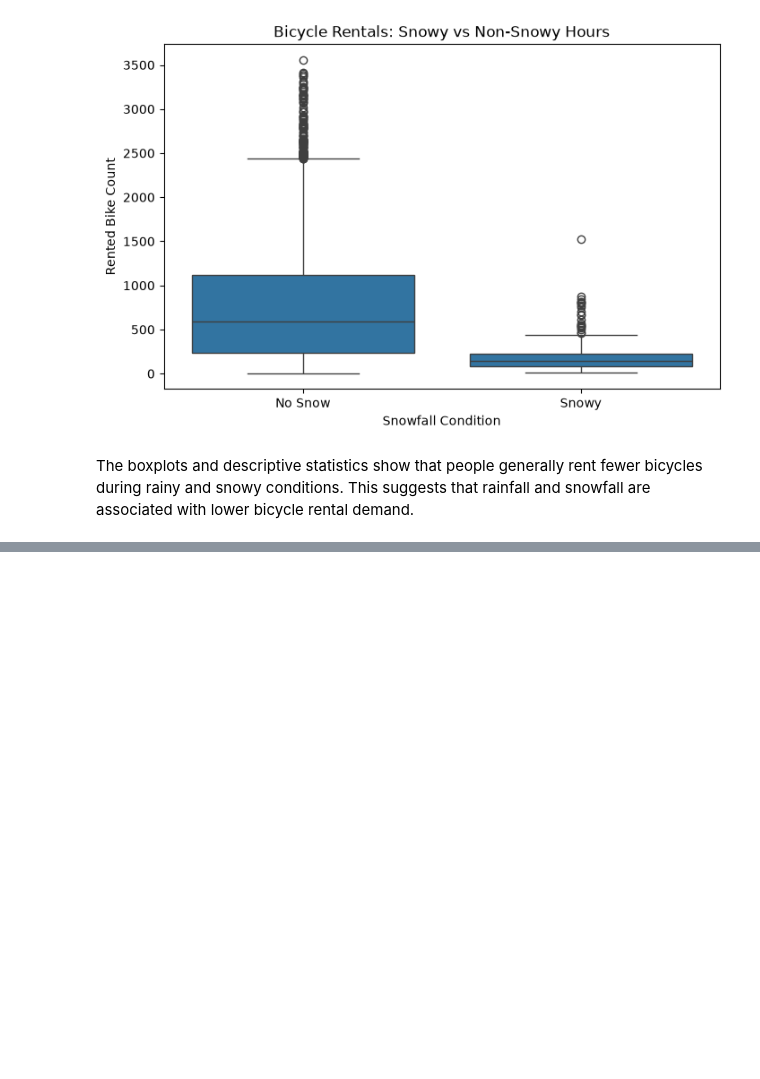
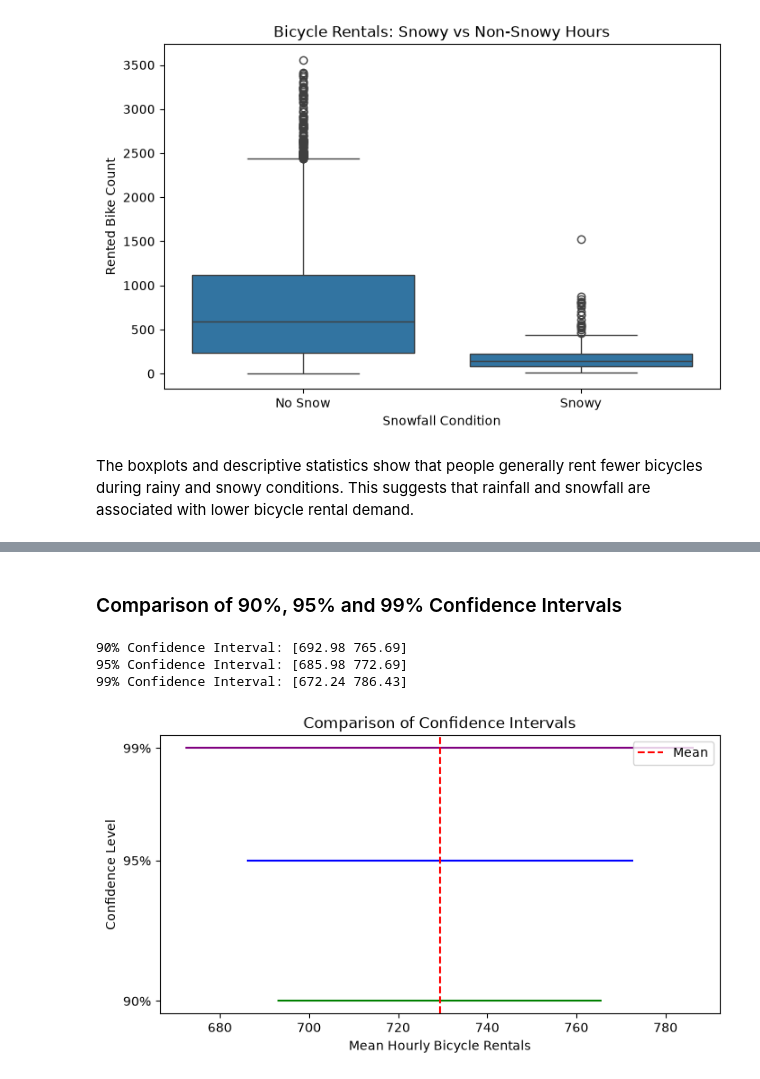
Before and after one commit to Munkhzaya-pom/statistic-sep-26, a Jupyter notebook: CA2_stats_sep_26/CA2_stats_sep_26.ipynb, the cells around one changed output, grey strips where cells are left out. Drawn from its saved outputs; the diff is of its cells as text; code cells hidden in the pictures; blank space fills up the shorter version.

Commit message:
confidence interval

```diff
--- a/CA2_stats_sep_26/CA2_stats_sep_26.ipynb
+++ b/CA2_stats_sep_26/CA2_stats_sep_26.ipynb
@@ -569,0 +648,4 @@ The boxplots and descriptive statistics show that people generally rent fewer bi
+# %%
+daily_rentals = df_active.groupby("Date")["Rented Bike Count"].mean()
+
+daily_rentals.describe()
@@ -569,0 +662,14 @@ The boxplots and descriptive statistics show that people generally rent fewer bi
+# %%
+from scipy import stats
+
+mean = daily_rentals.mean()
+std = daily_rentals.std()
+n = len(daily_rentals)
+
+se = std / np.sqrt(n)
+
+ci = stats.t.interval(0.95, df = n-1, loc = mean, scale = se)
+
+print("Mean:", round(mean, 2))
+print("Standard Error:", round(se, 2))
+print("95% Confidence Interval:", ci)
@@ -569,0 +686,30 @@ The boxplots and descriptive statistics show that people generally rent fewer bi
+# %% [markdown]
+### Comparison of 90%, 95% and 99% Confidence Intervals
+# %%
+ci_90 = stats.t.interval(0.90, df=n-1, loc=mean, scale=se)
+ci_99 = stats.t.interval(0.99, df=n-1, loc=mean, scale=se)
+
+print("90% Confidence Interval:", np.round(ci_90, 2))
+print("95% Confidence Interval:", np.round(ci, 2))
+print("99% Confidence Interval:", np.round(ci_99, 2))
+# %% [output]
+90% Confidence Interval: [692.98 765.69]
+95% Confidence Interval: [685.98 772.69]
+99% Confidence Interval: [672.24 786.43]
+# %%
+plt.figure(figsize=(8, 4))
+
+plt.hlines(90, ci_90[0], ci_90[1], color = "green")
+plt.hlines(95, ci[0], ci[1], color = "blue")
+plt.hlines(99, ci_99[0], ci_99[1], color = "purple")
+
+plt.axvline(mean, color = "red", linestyle = "--", label = "Mean")
+
+plt.yticks([90, 95, 99], ["90%", "95%", "99%"])
+plt.xlabel("Mean Hourly Bicycle Rentals")
+plt.ylabel("Confidence Level")
+plt.title("Comparison of Confidence Intervals")
+plt.legend()
+plt.show()
+# %% [output]
+[figure, added]
```
Also changed, not shown: parts of 12 cells of this notebook.
